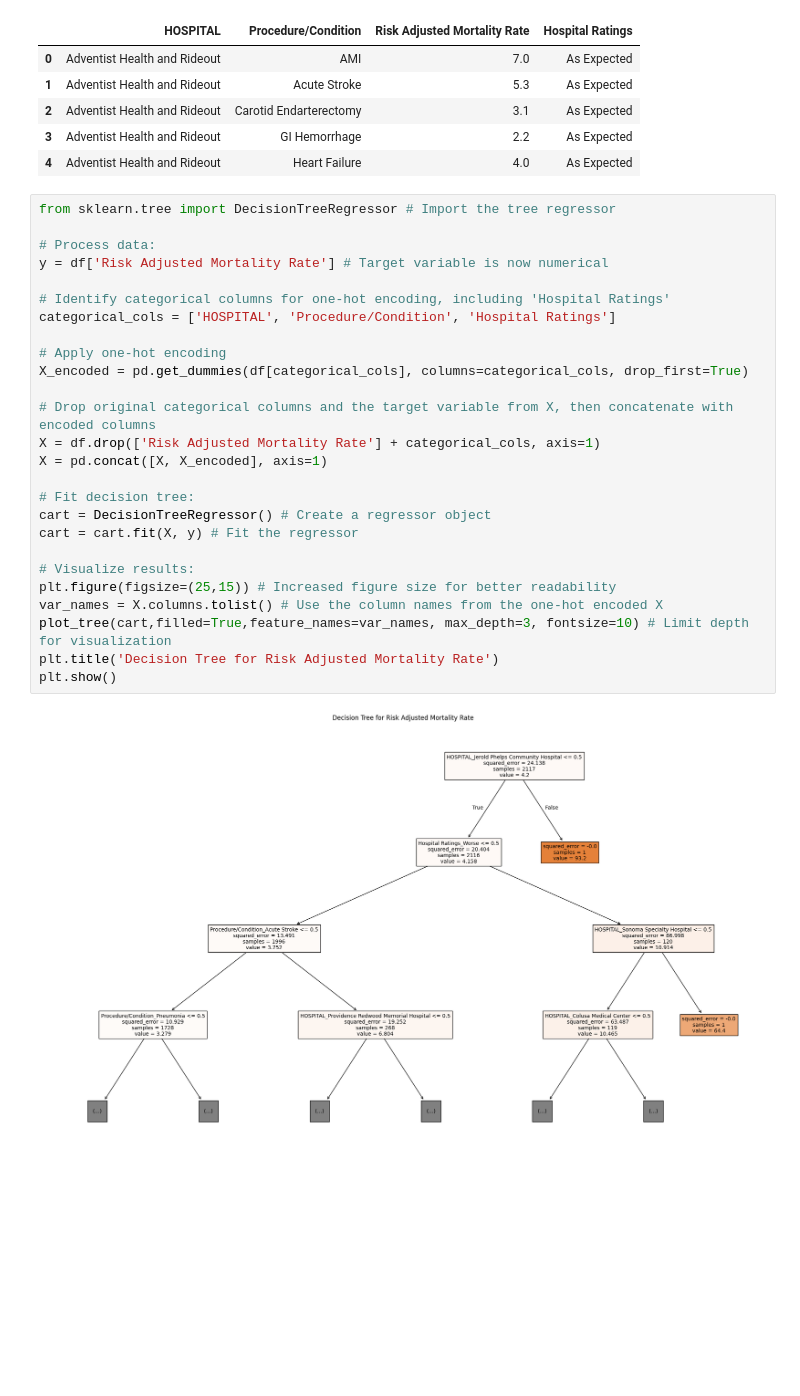
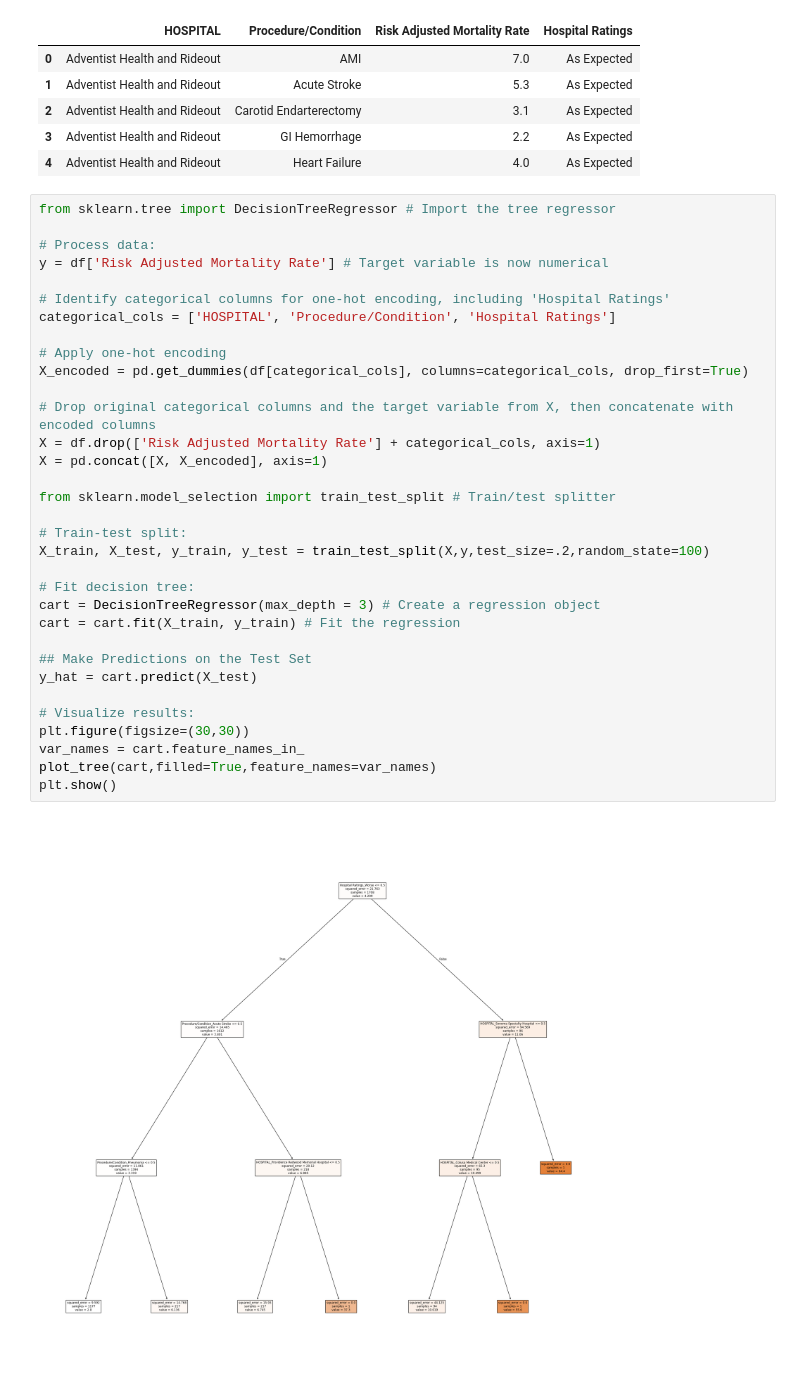
Before and after one commit to hildj/DS3001_TeamM_Project, a Jupyter notebook: trees.ipynb, the cells around one changed output. Drawn from its saved outputs; the diff is of its cells as text; blank space fills up the shorter version.

```diff
--- a/trees.ipynb
+++ b/trees.ipynb
@@ -34,28 +34,35 @@ df.head()
 # %%
 from sklearn.tree import DecisionTreeRegressor # Import the tree regressor
 
 # Process data:
 y = df['Risk Adjusted Mortality Rate'] # Target variable is now numerical
 
 # Identify categorical columns for one-hot encoding, including 'Hospital Ratings'
 categorical_cols = ['HOSPITAL', 'Procedure/Condition', 'Hospital Ratings']
 
 # Apply one-hot encoding
 X_encoded = pd.get_dummies(df[categorical_cols], columns=categorical_cols, drop_first=True)
 
 # Drop original categorical columns and the target variable from X, then concatenate with encoded columns
 X = df.drop(['Risk Adjusted Mortality Rate'] + categorical_cols, axis=1)
 X = pd.concat([X, X_encoded], axis=1)
 
+from sklearn.model_selection import train_test_split # Train/test splitter
+
+# Train-test split:
+X_train, X_test, y_train, y_test = train_test_split(X,y,test_size=.2,random_state=100)
+
 # Fit decision tree:
-cart = DecisionTreeRegressor() # Create a regressor object
-cart = cart.fit(X, y) # Fit the regressor
+cart = DecisionTreeRegressor(max_depth = 3) # Create a regression object
+cart = cart.fit(X_train, y_train) # Fit the regression
+
+## Make Predictions on the Test Set
+y_hat = cart.predict(X_test)
 
 # Visualize results:
-plt.figure(figsize=(25,15)) # Increased figure size for better readability
-var_names = X.columns.tolist() # Use the column names from the one-hot encoded X
-plot_tree(cart,filled=True,feature_names=var_names, max_depth=3, fontsize=10) # Limit depth for visualization
-plt.title('Decision Tree for Risk Adjusted Mortality Rate')
+plt.figure(figsize=(30,30))
+var_names = cart.feature_names_in_
+plot_tree(cart,filled=True,feature_names=var_names)
 plt.show()
 # %% [output]
-[figure, old version]
+[figure, new version]
```
Also changed, not shown: parts of 2 cells of this notebook.
